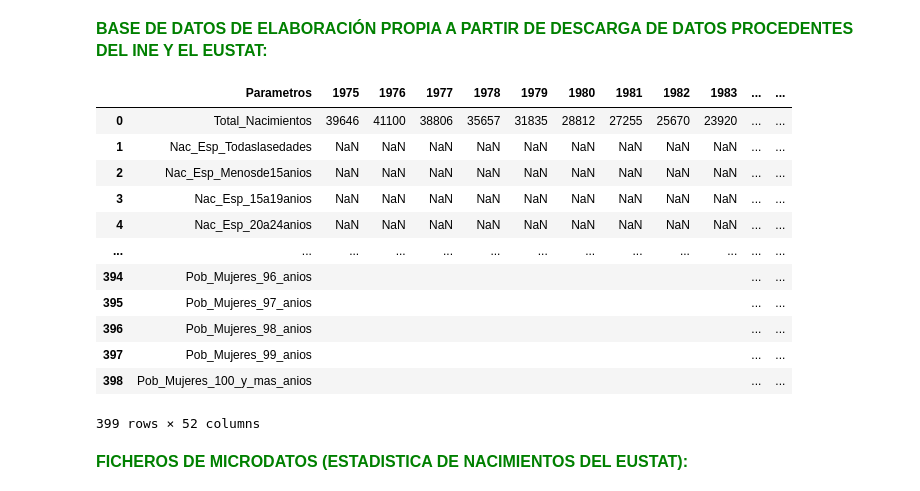
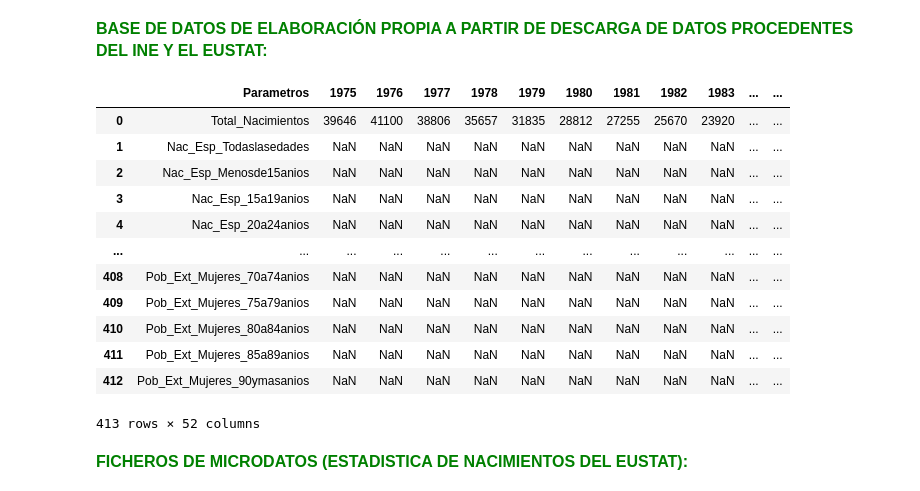
Before and after one commit to Leire2026/EDA, a Jupyter notebook: Presentacion.ipynb, the cells around one changed output. Drawn from its saved outputs; the diff is of its cells as text; code cells hidden in the pictures.

```diff
--- a/Presentacion.ipynb
+++ b/Presentacion.ipynb
@@ -45,22 +46,22 @@ import pandas as pd
 BASE DE DATOS DE ELABORACIÓN PROPIA A PARTIR DE DESCARGA DE DATOS PROCEDENTES DEL INE Y EL EUSTAT:
 </span>
 # %%
-ine = pd.read_csv(r"C:/Users/Miboo/Desktop/Bootcamp/Mi_trabajo/2-Data_analysis/EDA_Demog/EDA/ine_original2.csv", sep=",", encoding="latin1")
+ine = pd.read_csv(r"./ine_original_2.csv", sep=",", encoding="latin1")
 ine
 # %% [output]
 |  | Parametros | 1975 | 1976 | 1977 | 1978 | 1979 | 1980 | 1981 | 1982 | 1983 | ... | ... |
 | 0 | Total_Nacimientos | 39646 | 41100 | 38806 | 35657 | 31835 | 28812 | 27255 | 25670 | 23920 | ... | ... |
 | 1 | Nac_Esp_Todaslasedades | NaN | NaN | NaN | NaN | NaN | NaN | NaN | NaN | NaN | ... | ... |
 | 2 | Nac_Esp_Menosde15anios | NaN | NaN | NaN | NaN | NaN | NaN | NaN | NaN | NaN | ... | ... |
 | 3 | Nac_Esp_15a19anios | NaN | NaN | NaN | NaN | NaN | NaN | NaN | NaN | NaN | ... | ... |
 | 4 | Nac_Esp_20a24anios | NaN | NaN | NaN | NaN | NaN | NaN | NaN | NaN | NaN | ... | ... |
 | ... | ... | ... | ... | ... | ... | ... | ... | ... | ... | ... | ... | ... |
-| 394 | Pob_Mujeres_96_anios |  |  |  |  |  |  |  |  |  | ... | ... |
-| 395 | Pob_Mujeres_97_anios |  |  |  |  |  |  |  |  |  | ... | ... |
-| 396 | Pob_Mujeres_98_anios |  |  |  |  |  |  |  |  |  | ... | ... |
-| 397 | Pob_Mujeres_99_anios |  |  |  |  |  |  |  |  |  | ... | ... |
-| 398 | Pob_Mujeres_100_y_mas_anios |  |  |  |  |  |  |  |  |  | ... | ... |
+| 408 | Pob_Ext_Mujeres_70a74anios | NaN | NaN | NaN | NaN | NaN | NaN | NaN | NaN | NaN | ... | ... |
+| 409 | Pob_Ext_Mujeres_75a79anios | NaN | NaN | NaN | NaN | NaN | NaN | NaN | NaN | NaN | ... | ... |
+| 410 | Pob_Ext_Mujeres_80a84anios | NaN | NaN | NaN | NaN | NaN | NaN | NaN | NaN | NaN | ... | ... |
+| 411 | Pob_Ext_Mujeres_85a89anios | NaN | NaN | NaN | NaN | NaN | NaN | NaN | NaN | NaN | ... | ... |
+| 412 | Pob_Ext_Mujeres_90ymasanios | NaN | NaN | NaN | NaN | NaN | NaN | NaN | NaN | NaN | ... | ... |
-399 rows × 52 columns
+413 rows × 52 columns
 # %% [markdown]
 <span style="color:green; font-size:16px; font-weight:bold;">
 FICHEROS DE MICRODATOS (ESTADISTICA DE NACIMIENTOS DEL EUSTAT):
```
Also changed, not shown: parts of 2 cells of this notebook, 5 other files.
